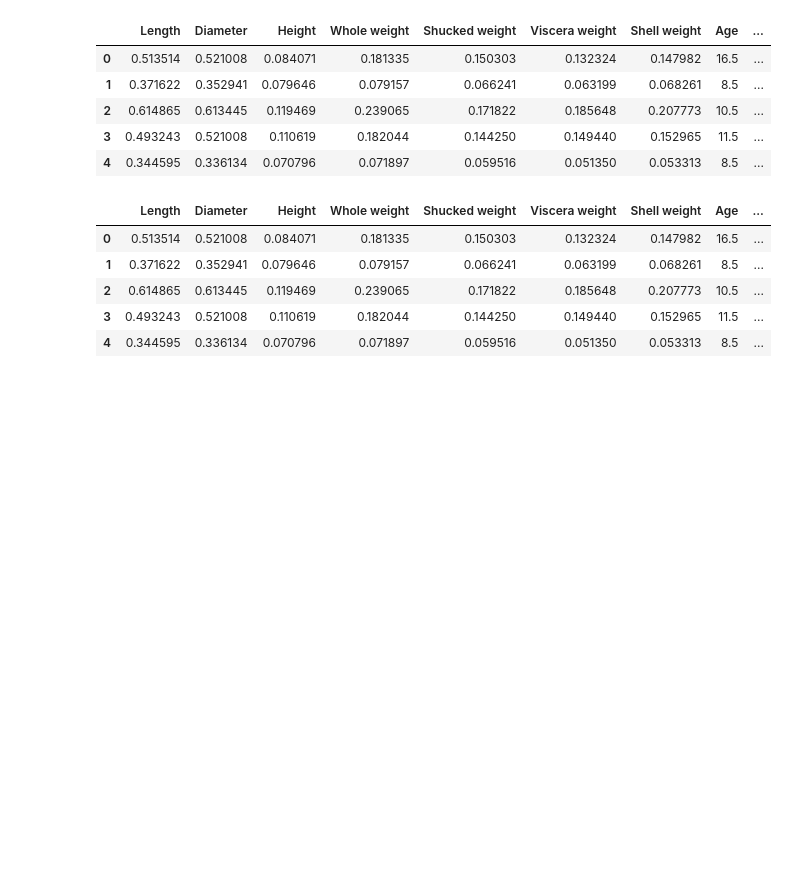
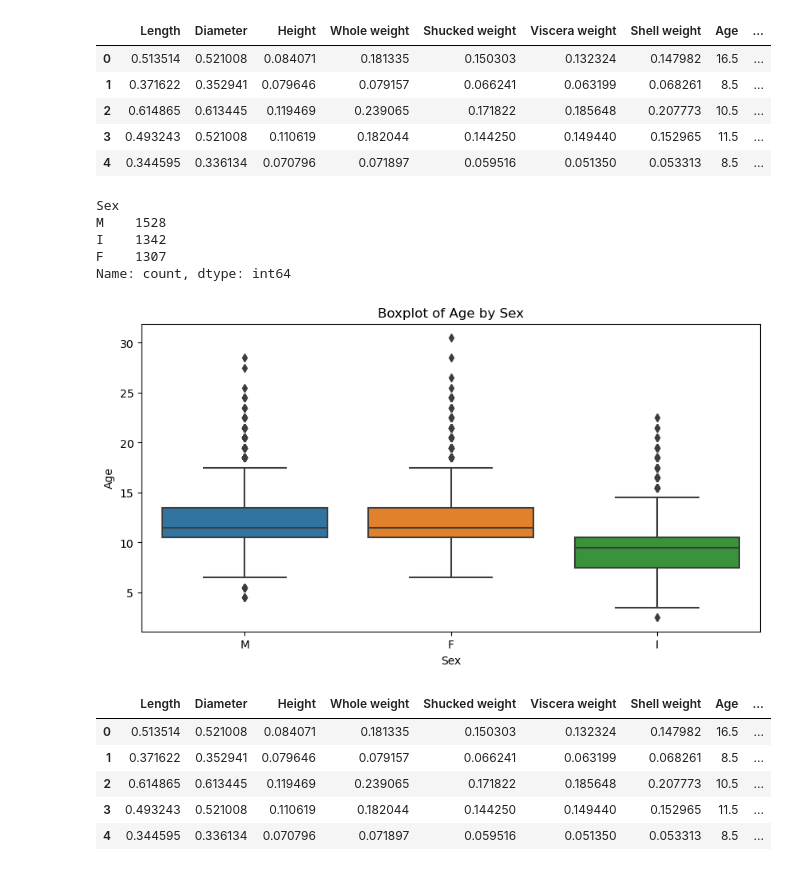
Before and after one commit to cyang2001/Probability, a Jupyter notebook: projetDS/notebooks/results_presentation.ipynb, the cells around one changed output. Drawn from its saved outputs; the diff is of its cells as text; code cells hidden in the pictures; blank space fills up the shorter version.

```diff
--- a/projetDS/notebooks/results_presentation.ipynb
+++ b/projetDS/notebooks/results_presentation.ipynb
@@ -259,6 +335,21 @@ df.head()
 | 2 | 0.614865 | 0.613445 | 0.119469 | 0.239065 | 0.171822 | 0.185648 | 0.207773 | 10.5 | ... |
 | 3 | 0.493243 | 0.521008 | 0.110619 | 0.182044 | 0.144250 | 0.149440 | 0.152965 | 11.5 | ... |
 | 4 | 0.344595 | 0.336134 | 0.070796 | 0.071897 | 0.059516 | 0.051350 | 0.053313 | 8.5 | ... |
+# %%
+df['Sex'].value_counts()
+# %% [output]
+Sex
+M    1528
+I    1342
+F    1307
+Name: count, dtype: int64
+# %%
+plt.figure(figsize=(10, 5))
+sns.boxplot(x='Sex', y='Age', data=df) ## 这里我后续可能要做特征工程删除离群值
+plt.title('Boxplot of Age by Sex')
+plt.show()
+# %% [output]
+[figure, added]
 # %%
 df = pd.get_dummies(df, columns=['Sex'], drop_first=False)
 df[['Sex_F', 'Sex_I', 'Sex_M']]=df[['Sex_F', 'Sex_I', 'Sex_M']].astype(int) ## turn the dummy variables into integers
```
Also changed, not shown: parts of 9 cells of this notebook, 1 other file.
